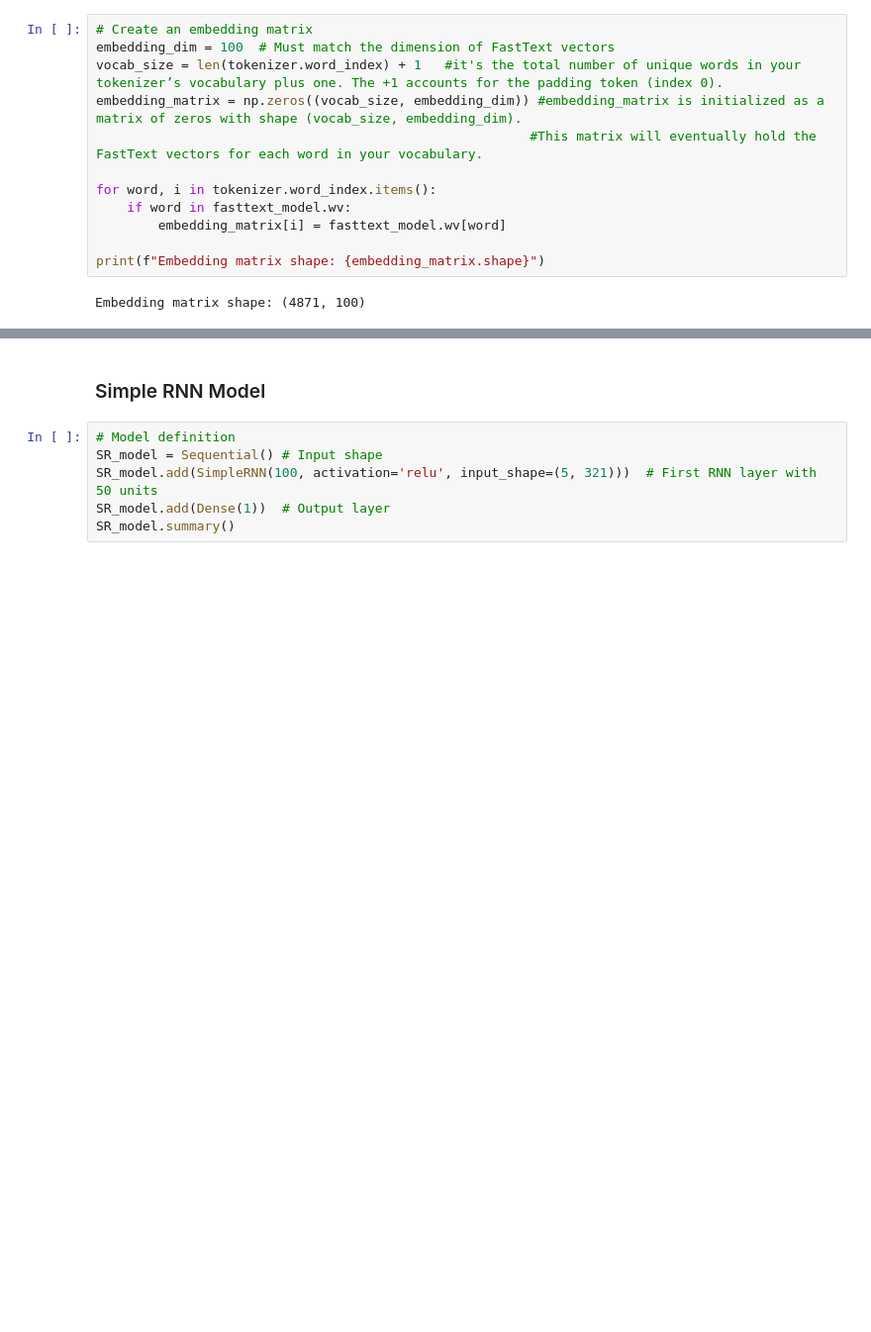
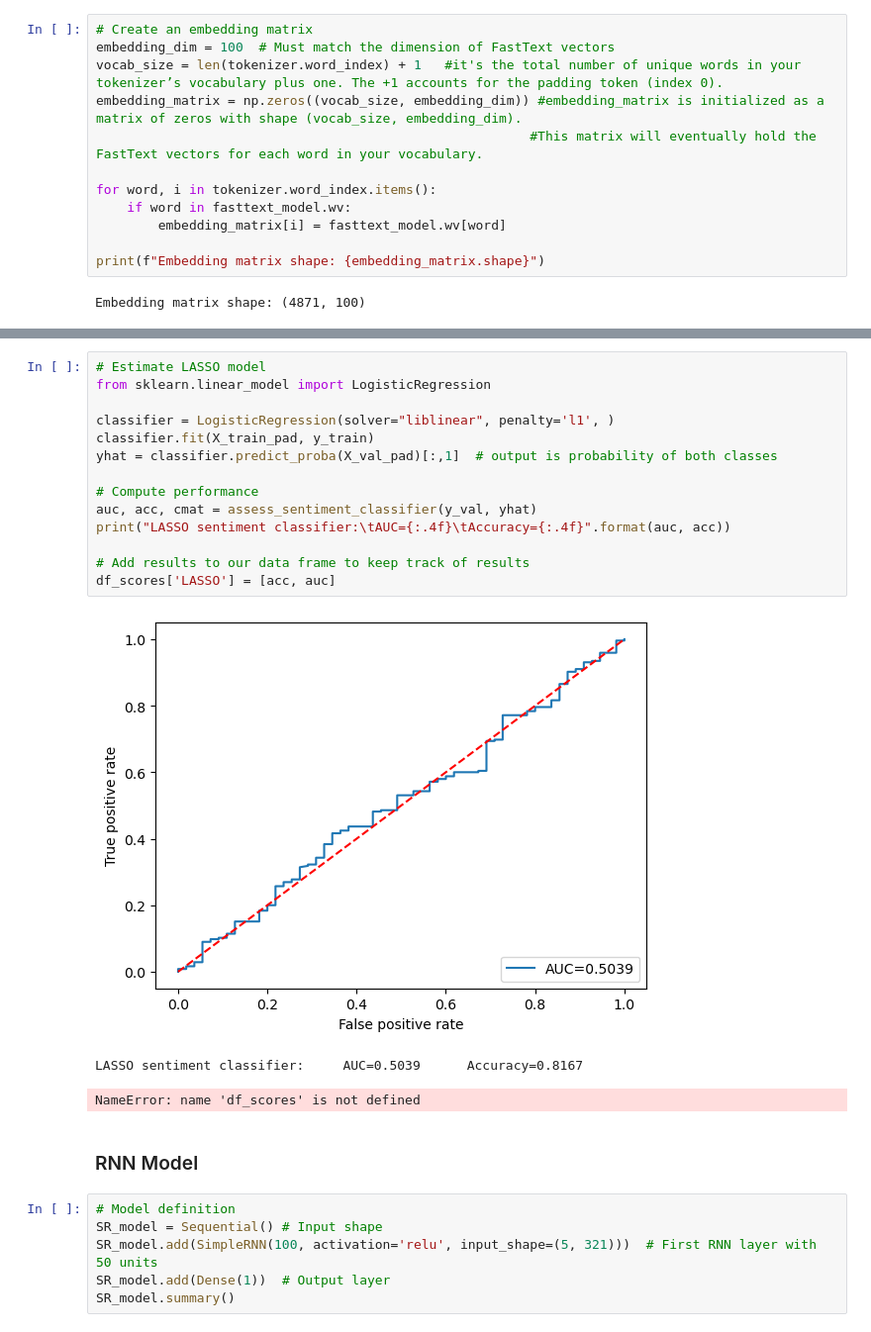
Before and after one commit to yashchougule19/DELTA_Element3, a Jupyter notebook: 3.1.ipynb, the cells around one changed output, grey strips where cells are left out. Shown at 99% size. Drawn from its saved outputs; the diff is of its cells as text; blank space fills up the shorter version.

```diff
--- a/3.1.ipynb
+++ b/3.1.ipynb
@@ -588,5 +643,23 @@ array([[ 0.        ,  0.        ,  0.        , ...,  0.        ,
+# %%
+# Estimate LASSO model
+from sklearn.linear_model import LogisticRegression
+
+classifier = LogisticRegression(solver="liblinear", penalty='l1', )
+classifier.fit(X_train_pad, y_train)
+yhat = classifier.predict_proba(X_val_pad)[:,1]  # output is probability of both classes
+
+# Compute performance
+auc, acc, cmat = assess_sentiment_classifier(y_val, yhat)
+print("LASSO sentiment classifier:\tAUC={:.4f}\tAccuracy={:.4f}".format(auc, acc))
+
+# Add results to our data frame to keep track of results
+df_scores['LASSO'] = [acc, auc]
+# %% [output]
+[figure, added]
+LASSO sentiment classifier:     AUC=0.5039      Accuracy=0.8167
+NameError: name 'df_scores' is not defined
 # %% [markdown]
-### Simple RNN Model
+### RNN Model
 # %%
 # Model definition
 SR_model = Sequential() # Input shape
```
Also changed, not shown: parts of 35 cells of this notebook.
